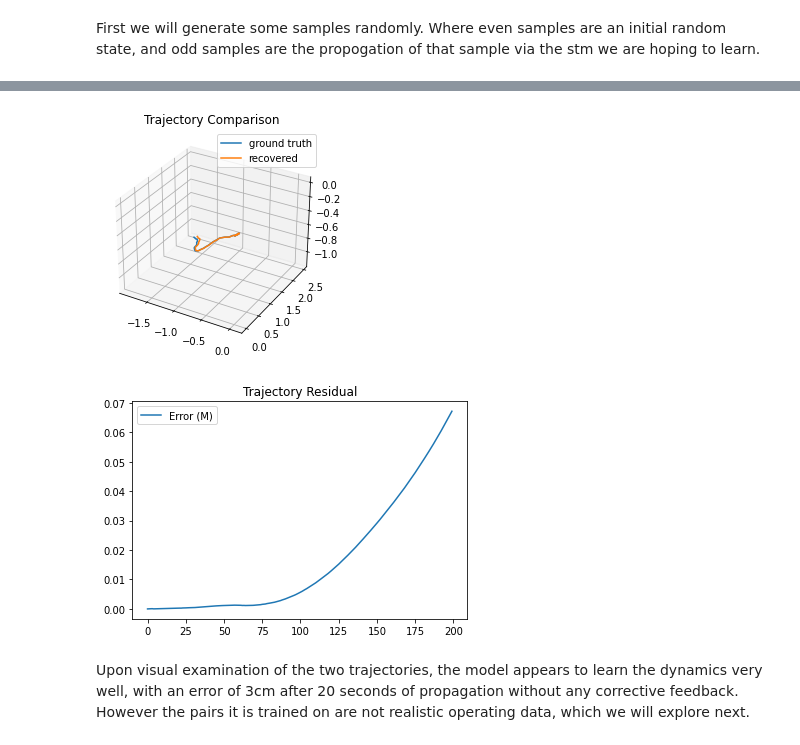
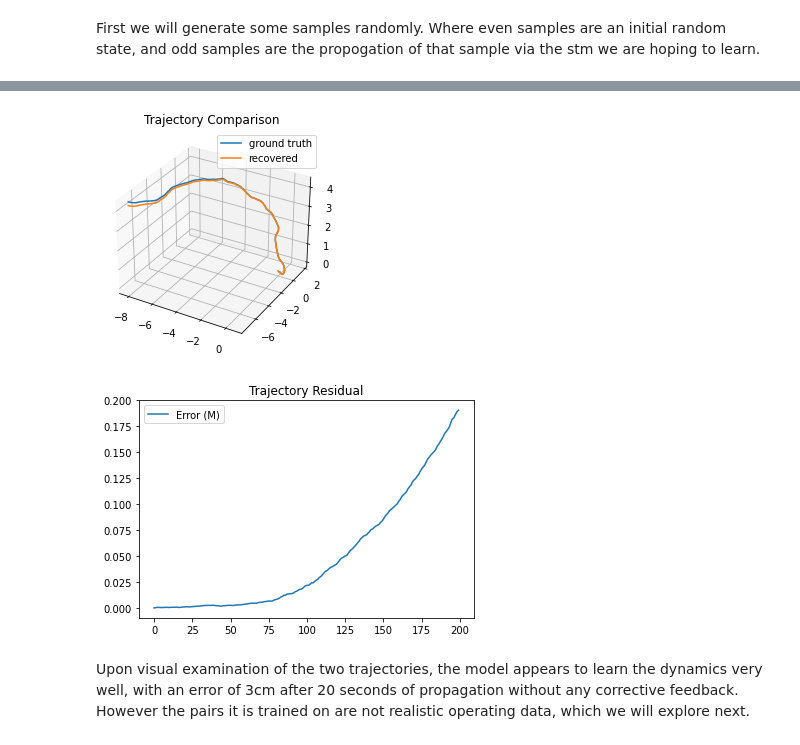
Before and after one commit to mrpossoms/bomberhat, a Jupyter notebook: firmware/notebooks/learned-stm.ipynb, the cells around one changed output, grey strips where cells are left out. Cells and saved outputs as stored; diff of their text form; code cells hidden in the pictures.

```diff
--- a/firmware/notebooks/learned-stm.ipynb
+++ b/firmware/notebooks/learned-stm.ipynb
@@ -55,6 +57,10 @@ for i in range(0, X.shape[0] - sub_steps, sub_steps):
 XU = X
 # %%
 ax = plt.figure().add_subplot(projection='3d')
-ax.plot(X[:,0], X[:,1], X[:,2])
+# ax.plot(X[:,0], X[:,1], X[:,2])
+for i in range(0, X.shape[0], 2):
+    ax.plot(X[i:(i+1),0], X[i:(i+1),1], X[i:(i+1),2])
+
+
 plt.show()
 # %% [output]
@@ -79,28 +85,29 @@ class NeuralNetwork(nn.Module):
         outputs = self.stm_stack(x)
         return outputs
 
-model = NeuralNetwork().to(device)
-
 def train_loop(model, loss_fn, optimizer, batch_sampler=None, X_t=XU, epochs=50000, batch_size=1000):
     losses = np.zeros(epochs)
+    sample_indices = list(range(0, X_t.shape[0] - 1, 2))
 
     if batch_sampler is None:
-        def default_sampler(X):
-            sample_indices = list(range(0, XU.shape[0] - 1, 2))
+        def default_sampler(X, batch_size):
             batch_inds = np.random.choice(sample_indices, size=batch_size)
-            return torch.from_numpy(X_t[batch_inds]), torch.from_numpy(X_t[batch_inds+1])
+#             print(X[batch_inds[0]])
+#             print(X[(batch_inds+1)[0]])
+            return torch.from_numpy(X[batch_inds]), torch.from_numpy(X[batch_inds+1])
 
         batch_sampler = default_sampler
 
+#     scheduler = ExponentialLR(optimizer, gamma=0.9)
     for epoch in range(epochs):
-        X, Y = batch_sampler(X_t)
+        X, Y = batch_sampler(X_t, batch_size)
 
         if device == 'cuda':
             h = model(X.cuda())
-            loss = loss_fn(h, Y.cuda())
+            loss = loss_fn(h[:,0:6], Y[:,0:6].cuda())
         else:
             h = model(X)
-            loss = loss_fn(h, Y)
+            loss = loss_fn(h[:,0:6], Y[:,0:6])
 
         losses[epoch] = loss
 
@@ -108,6 +115,7 @@ def train_loop(model, loss_fn, optimizer, batch_sampler=None, X_t=XU, epochs=500
         optimizer.zero_grad()
         loss.backward()
         optimizer.step()
+#         scheduler.step()
 
         if epoch % 1000 == 0:
             loss, current = loss.item(), epoch * len(X)
@@ -119,7 +127,4 @@ def train_loop(model, loss_fn, optimizer, batch_sampler=None, X_t=XU, epochs=500
     ax.set_xlabel('epochs')
     ax.set_ylabel('loss')
     plt.show()
-
-optimizer = torch.optim.SGD(model.parameters(), lr=1e-4)
-loss_fn = nn.L1Loss()
 # %% [output]
@@ -127,3 +132,6 @@ Using cpu device
 # %%
-train_loop(model, loss_fn, optimizer)
+model = NeuralNetwork().to(device)
+optimizer = torch.optim.SGD(model.parameters(), lr=1e-5, momentum=0.75)
+loss_fn = nn.L1Loss()
+train_loop(model, loss_fn, optimizer, epochs=5000)
 # %% [output]
@@ -148,40 +144,40 @@ loss: 0.028937  [49000/50000]
 # %%
-def plot_eval(steps=200):
+def plot_eval(subject_model, steps=200):
     X_gt = np.zeros((steps, 9), dtype=np.dtype("float32"))
     H = np.zeros((steps, 9), dtype=np.dtype("float32"))
     error = np.zeros(steps)
 
     # evaluate with one trajectory using the ground truth and another using the learned model
     for i in range(0, H.shape[0] - 1):
-        u_i = np.random.normal(scale=0.1, size=3)
+        u_i = np.random.normal(scale=1, size=3)
         X_gt[i+1] = stm_gt @ np.concatenate([X_gt[i,0:6], u_i])
 
         X_np = torch.from_numpy(np.concatenate([H[i,0:6], u_i]).reshape((1, 9)).astype(np.dtype("float32")))
 
         if device == 'cuda':
-            H[i+1] = model.forward(X_np.cuda()).detach().cpu().numpy()
+            H[i+1] = subject_model.forward(X_np.cuda()).detach().cpu().numpy()
         else:
-            H[i+1] = model.forward(X_np).detach().cpu().numpy()
+            H[i+1] = subject_model.forward(X_np).detach().cpu().numpy()
 
-        res_i = X_gt[i+1] - H[i+1]
+        res_i = X_gt[i+1,:6] - H[i+1,:6]
         error[i+1] = np.sqrt(np.dot(res_i, res_i))
 
     ax = plt.figure().add_subplot(projection='3d')
     ax.set_title("Trajectory Comparison")
     ax.plot(X_gt[:,0], X_gt[:,1], X_gt[:,2], label="ground truth")
     ax.plot(H[:,0], H[:,1], H[:,2], label="recovered")
     ax.legend()
     plt.show()
 
     ax = plt.figure().add_subplot()
     ax.set_title("Trajectory Residual")
     ax.plot(error, label="Error (M)")
     ax.legend()
     plt.show()
-plot_eval()
+plot_eval(model)
 # %% [output]
-[figure, old version]
+[figure, new version]
-[figure, old version]
+[figure, new version]
 # %% [markdown]
 Upon visual examination of the two trajectories, the model appears to learn the dynamics very well, with an error of 3cm after 20 seconds of propagation without any corrective feedback. However the pairs it is trained on are not realistic operating data, which we will explore next.
 # %%
```
Also changed, not shown: parts of 12 cells of this notebook.
